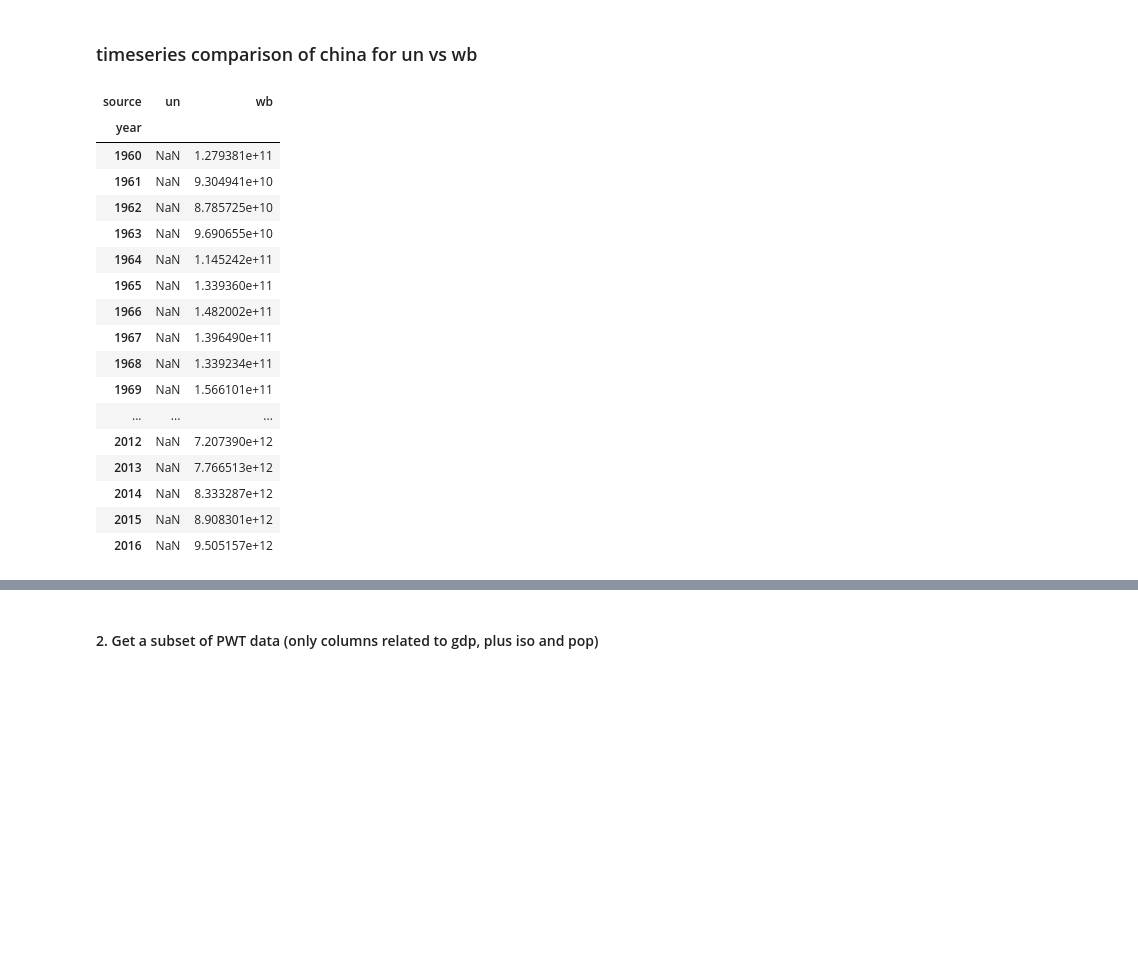
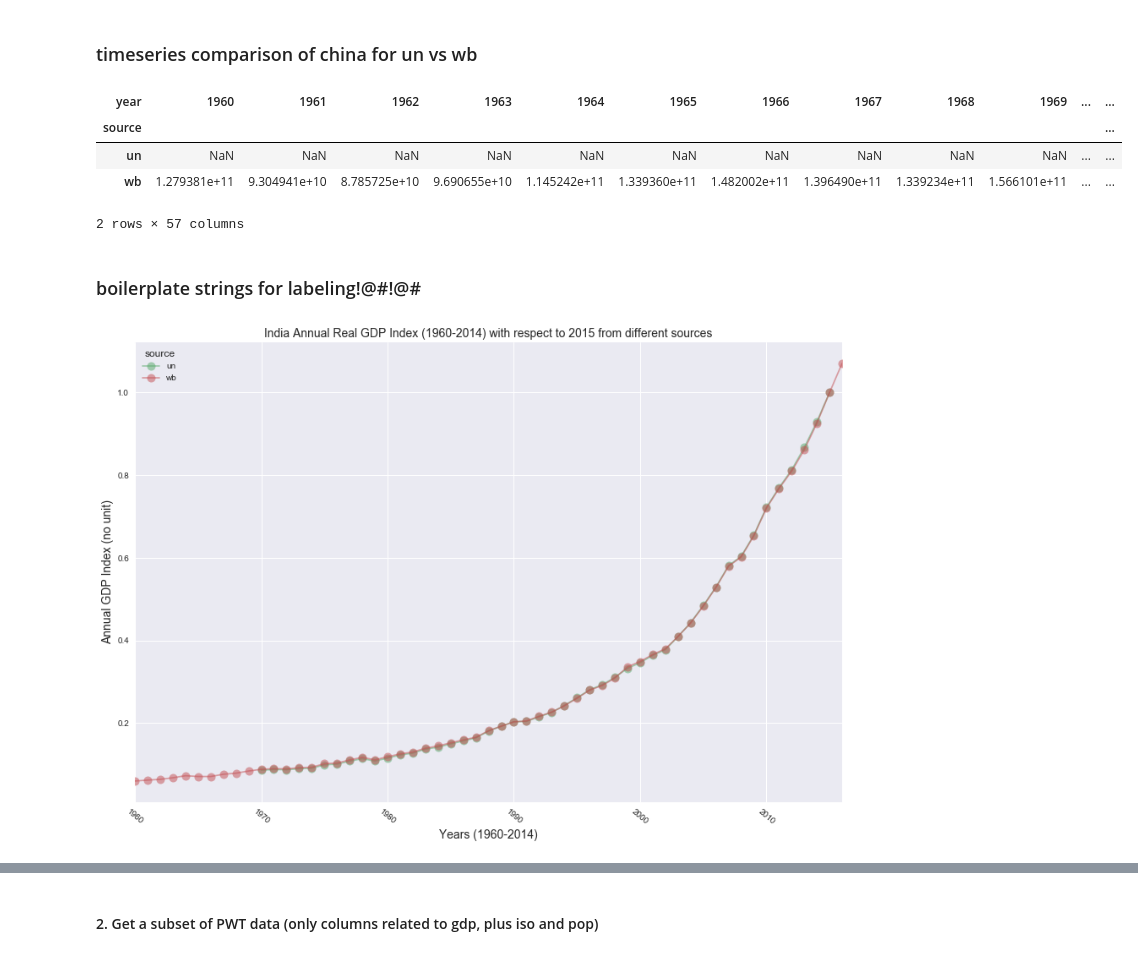
Before and after one commit to moonlimb/zerg, a Jupyter notebook: analysis/compare_gdp_data.ipynb, the cells around one changed output, grey strips where cells are left out. Cells and saved outputs as stored; diff of their text form; code cells hidden in the pictures; blank space fills up the shorter version.

```diff
--- a/analysis/compare_gdp_data.ipynb
+++ b/analysis/compare_gdp_data.ipynb
@@ -594,23 +580,12 @@ Coordinates:
 # %% [markdown]
 ### timeseries comparison of china for un vs wb
 # %%
-china
+china.T
 # %% [output]
-| source | un | wb |
-| year |  |  |
-| 1960 | NaN | 1.279381e+11 |
-| 1961 | NaN | 9.304941e+10 |
-| 1962 | NaN | 8.785725e+10 |
-| 1963 | NaN | 9.690655e+10 |
-| 1964 | NaN | 1.145242e+11 |
-| 1965 | NaN | 1.339360e+11 |
-| 1966 | NaN | 1.482002e+11 |
-| 1967 | NaN | 1.396490e+11 |
-| 1968 | NaN | 1.339234e+11 |
-| 1969 | NaN | 1.566101e+11 |
-| ... | ... | ... |
-| 2012 | NaN | 7.207390e+12 |
-| 2013 | NaN | 7.766513e+12 |
-| 2014 | NaN | 8.333287e+12 |
-| 2015 | NaN | 8.908301e+12 |
-| 2016 | NaN | 9.505157e+12 |
+| year | 1960 | 1961 | 1962 | 1963 | 1964 | 1965 | 1966 | 1967 | 1968 | 1969 | ... | ... |
+| source |  |  |  |  |  |  |  |  |  |  |  | ... |
+| un | NaN | NaN | NaN | NaN | NaN | NaN | NaN | NaN | NaN | NaN | ... | ... |
+| wb | 1.279381e+11 | 9.304941e+10 | 8.785725e+10 | 9.690655e+10 | 1.145242e+11 | 1.339360e+11 | 1.482002e+11 | 1.396490e+11 | 1.339234e+11 | 1.566101e+11 | ... | ... |
+2 rows × 57 columns
+# %% [markdown]
+### boilerplate strings for labeling!@#!@#
@@ -617,2 +597,11 @@ china
+# %%
+india = da.sel(iso='IND').to_series().unstack('source')
+ind = india.plot(style=['go-','ro-'], figsize=(15,10), grid=True, rot=320, alpha=.5, ms=10)
+
+label_axes(ind, xlab.format('1960-2014'),
+                ylab,
+                title.format('India', '1960-2014', '2015'))
+# %% [output]
+[figure, added]
 # %%
 china = da.sel(iso='CHN').to_series().unstack('source')
```
Also changed, not shown: parts of 87 cells of this notebook.
